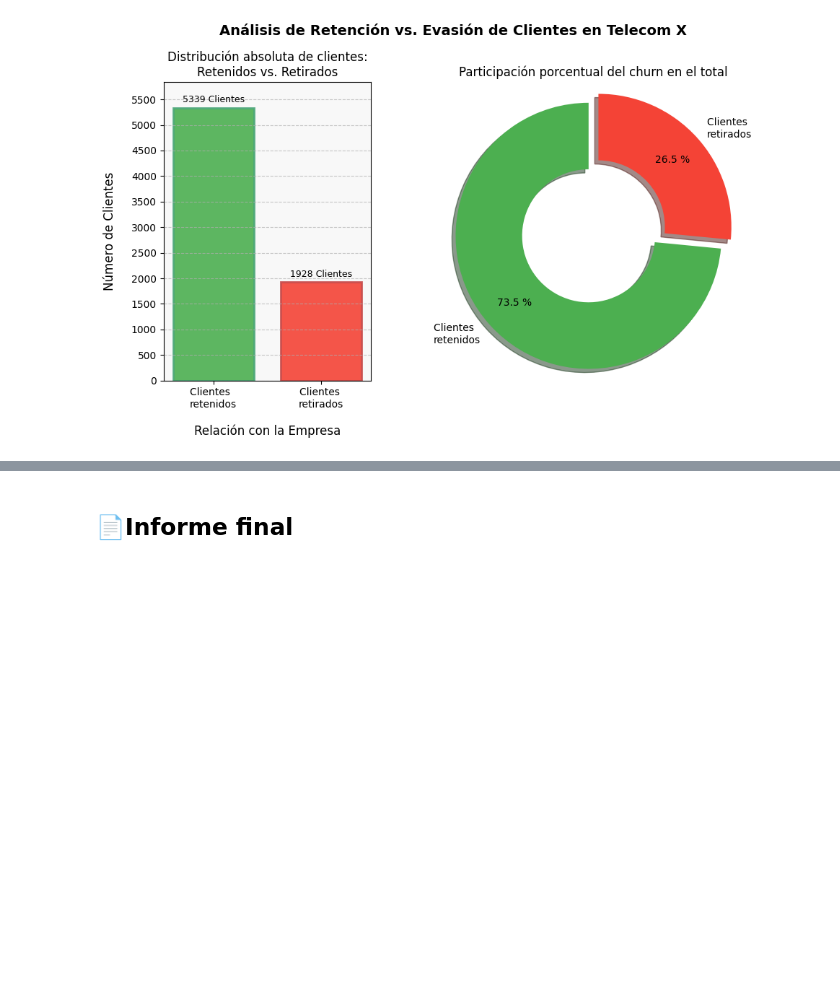
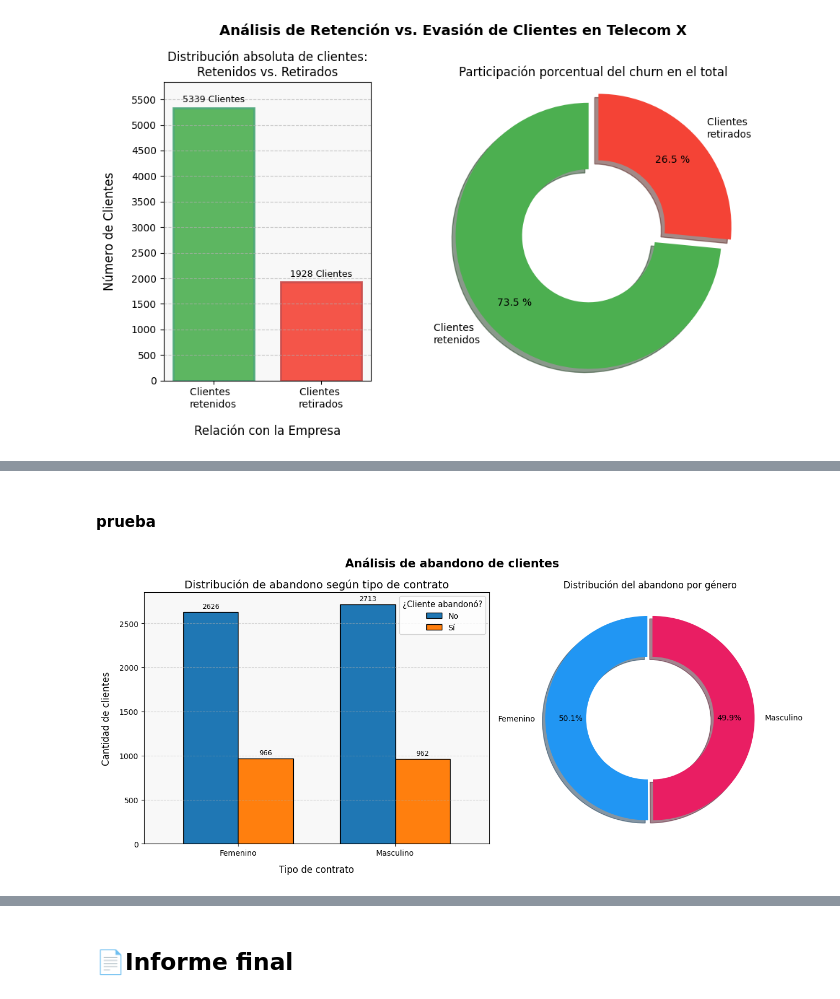
Before and after one commit to MigXDev/CS_Datos_I_DESAFIO_2, a Jupyter notebook: challenge2-data-science-LATAM-main/TelecomX_LATAM.ipynb, the cells around one changed output, grey strips where cells are left out. Cells and saved outputs as stored; diff of their text form; code cells hidden in the pictures; blank space fills up the shorter version.

```diff
--- a/challenge2-data-science-LATAM-main/TelecomX_LATAM.ipynb
+++ b/challenge2-data-science-LATAM-main/TelecomX_LATAM.ipynb
@@ -1502,0 +1596,71 @@ plt.show()
+# %% [markdown]
+#### prueba
+# %%
+
+# Variables categóricas a usar
+variable = 'genero'
+variable_dona = 'genero'
+
+# Agrupar por tipo de contrato + abandono
+ab_cat = df_Datos_Traducidos.groupby([variable, 'abandono_cliente']).size().unstack().sort_values(by='Si', ascending=False)
+
+# Agrupar por género para gráfico de dona
+genero_counts = df_Datos_Traducidos[df_Datos_Traducidos['abandono_cliente'] == 'Si'][variable_dona].value_counts()
+
+# Preparamos colores y etiquetas para dona
+colores_dona = ['#4CAF50', '#F44336']
+colores_genero = ['#2196F3', '#E91E63']  # masculino, femenino
+
+# Figura combinada: gráfico de barras + gráfico de dona
+fig, (ax2, ax1) = plt.subplots(1, 2, figsize=(13, 6), gridspec_kw={'width_ratios': [1.5, 1]})
+
+# ---------- Gráfico de barras ----------
+ab_cat.plot(
+    kind='bar',
+    stacked=False,
+    color=['#1f77b4', '#ff7f0e'],
+    ax=ax2,
+    edgecolor='black',
+    width=0.7
+)
+
+ax2.set_title('Distribución de abandono según tipo de contrato', fontsize=14)
+ax2.set_xlabel('Tipo de contrato', fontsize=12, labelpad=10)
+ax2.set_ylabel('Cantidad de clientes', fontsize=12, labelpad=10)
+ax2.set_facecolor('#f8f8f8')
+ax2.grid(axis='y', linestyle='--', alpha=0.5)
+ax2.tick_params(axis='both', labelsize=10)
+ax2.set_xticklabels(ab_cat.index, rotation=0)
+
+# Añadir etiquetas numéricas a cada barra
+for container in ax2.containers:
+    ax2.bar_label(container, fmt='%d', label_type='edge', fontsize=9, padding=3)
+
+ax2.legend(title='¿Cliente abandonó?', labels=['No', 'Sí'], fontsize=10, title_fontsize=10.5, loc='upper right')
+
+# ---------- Gráfico de dona ----------
+clientes = genero_counts.values
+etiquetas = genero_counts.index
+
+porciones, texto, autotexto = ax1.pie(
+    clientes,
+    labels=etiquetas,
+    autopct="%0.1f%%",
+    labeldistance=1.1,
+    pctdistance=0.75,
+    colors=colores_genero,
+    wedgeprops=dict(width=0.4),
+    shadow=True,
+    startangle=90,
+    explode=(0.05, 0) if len(clientes) == 2 else None
+)
+
+ax1.set_title('Distribución del abandono por género', fontsize=12)
+ax1.axis('equal')
+
+# ---------- Ajustes finales ----------
+fig.suptitle('Análisis de abandono de clientes', fontsize=15, fontweight='bold')
+plt.tight_layout()
+plt.show()
+# %% [output]
+[figure, added]
```
Also changed, not shown: parts of 18 cells of this notebook.
